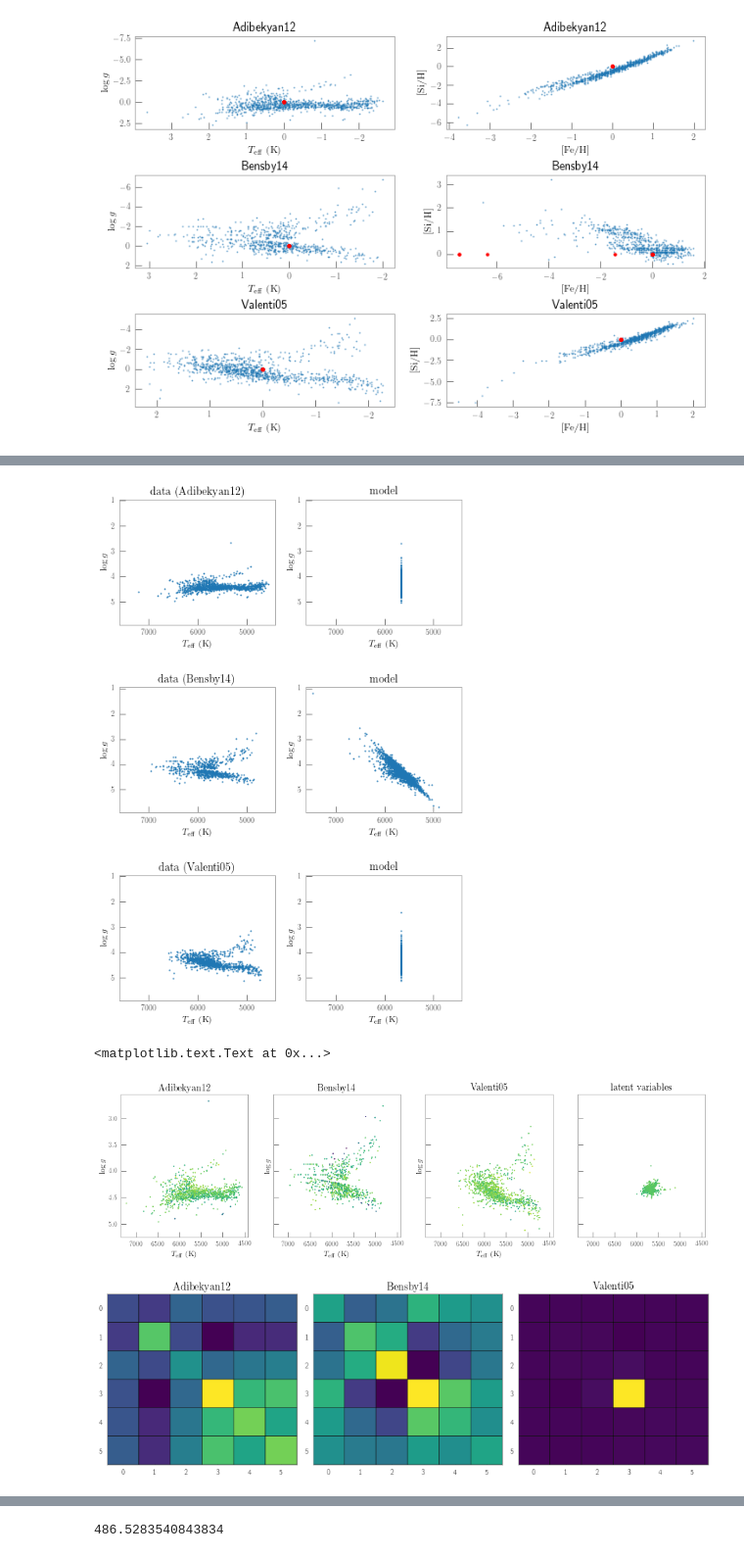
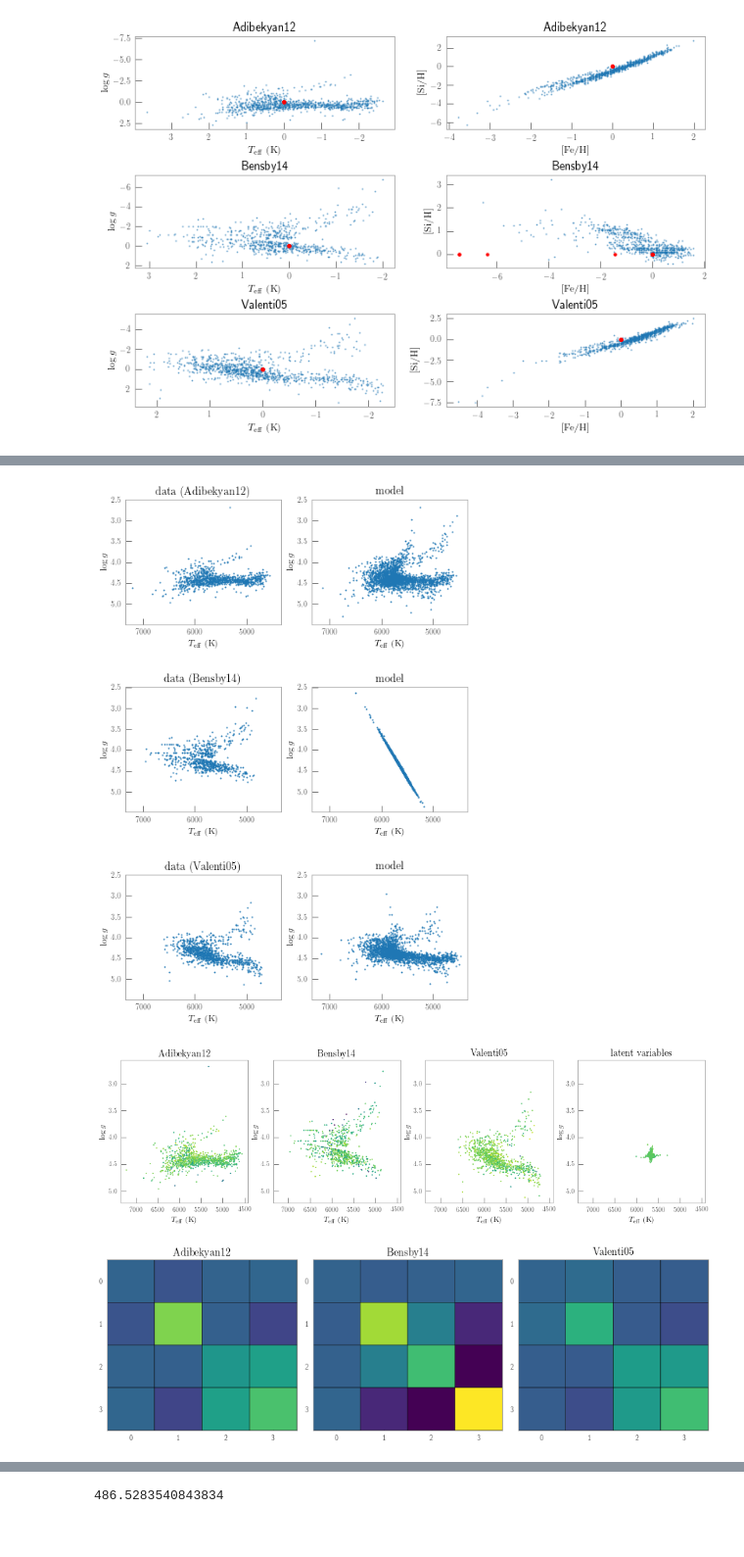
Before and after one commit to andycasey/uber-chemi-cal, a Jupyter notebook: hypatia-subset.ipynb, the cells around one changed output, grey strips where cells are left out. Shown: that part at 98% size. Saved outputs shown, nothing was run; the diff lists cells and outputs as text; code cells hidden in the pictures.

```diff
--- a/hypatia-subset.ipynb
+++ b/hypatia-subset.ipynb
@@ -176,15 +176,17 @@ init = dict(
     L_lower_triangular=np.zeros(Q),
     L_diag=np.ones((D, M)))
 
-op_kwds = dict(
-    data=data,
-    init=init,
-    iter=100000,
-    tol_obj=7./3 - 4./3 - 1, # machine precision
-    tol_grad=7./3 - 4./3 - 1, # machine precision
-    tol_rel_grad=1e3,
-    tol_rel_obj=1e4
-)
+strict = False
+op_kwds = dict(data=data, init=init, iter=10000)
+
+if strict:
+    op_kwds.update(
+        iter=100000,
+        tol_obj=7./3 - 4./3 - 1, # machine precision
+        tol_grad=7./3 - 4./3 - 1, # machine precision
+        tol_rel_grad=1e3,
+        tol_rel_obj=1e4
+    )
 # %%
 p_opt = model.optimizing(**op_kwds)
 # %%
@@ -221,7 +223,7 @@ for m in range(M):
                     y[:, m, yi],
                     s=1)
 
-    y_tilde = np.dot(p_opt["X"], p_opt["theta"][m]) * scales + mu
+    y_tilde = np.dot(p_opt["X"], p_opt["theta"][m]) * label_scales + label_means
     ax_model.scatter(y_tilde[:, xi],
                      y_tilde[:, yi],
                      s=1)
@@ -244,7 +246,7 @@ for ax in axes.flatten():
     ax.set_xlabel(latex_label_names[xi])
     ax.set_ylabel(latex_label_names[yi])
 # %% [output]
-[figure, old version]
+[figure, new version]
 # %%
 # Plot the H-R diagram of labels from various surveys, and the inferred latent variables
 xi, yi, zi = range(3)
@@ -272,7 +274,7 @@ xlim = (np.max(xlim), np.min(xlim))
 ylim = (np.max(ylim), np.min(ylim))
 
 
-X = p_opt["X"] * scales + mu
+X = p_opt["X"] * label_scales + label_means
 
 ax = axes[-1]
 ax.scatter(X[:, xi], X[:, yi], c=X[:, zi], **kwds)
@@ -284,30 +286,28 @@ for ax in axes:
     ax.set_xlabel(latex_label_names[xi])
     ax.set_ylabel(latex_label_names[yi])
 # %% [output]
-<matplotlib.text.Text at 0x...>
-[figure, old version]
+[figure, new version]
 # %%
 # Plot the theta coefficients for each survey.
 fig, axes = plt.subplots(1, M, figsize=(4 * M, 4))
 
 theta = p_opt["theta"]
 
 kwds = dict(cmap="viridis", edgecolors="#000000", linewidths=0.5,
             vmin=np.min(theta), vmax=np.max(theta))
 
 for m, ax in enumerate(axes):
-    theta = p_opt["theta"][m]
-    ax.pcolor(theta[m].T, **kwds)
+    pcol = ax.pcolor(p_opt["theta"][m].T, **kwds)
 
     survey_reference = survey_data_paths[m].split("/")[1].split("-")[0]
     ax.set_title(r"\textrm{{{0}}}".format(survey_reference))
     ax.set_xticks(0.5 + np.arange(D))
     ax.set_yticks(0.5 + np.arange(D))
     ax.set_xticklabels(range(D))
     ax.set_yticklabels(range(D))
 
     ax.set_ylim(ax.get_ylim()[::-1])
 
 fig.tight_layout()
 # %% [output]
-[figure, old version]
+[figure, new version]
```
Also changed, not shown: parts of 3 cells of this notebook, 2 other files.
